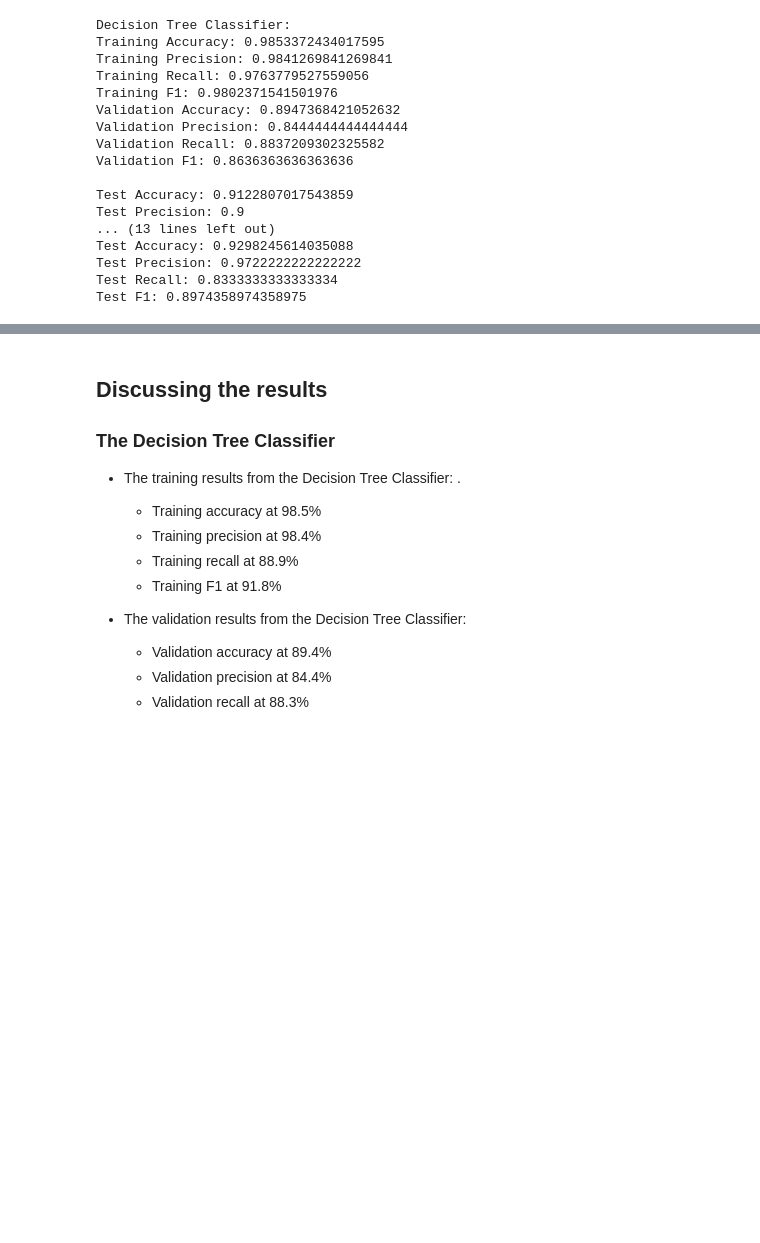
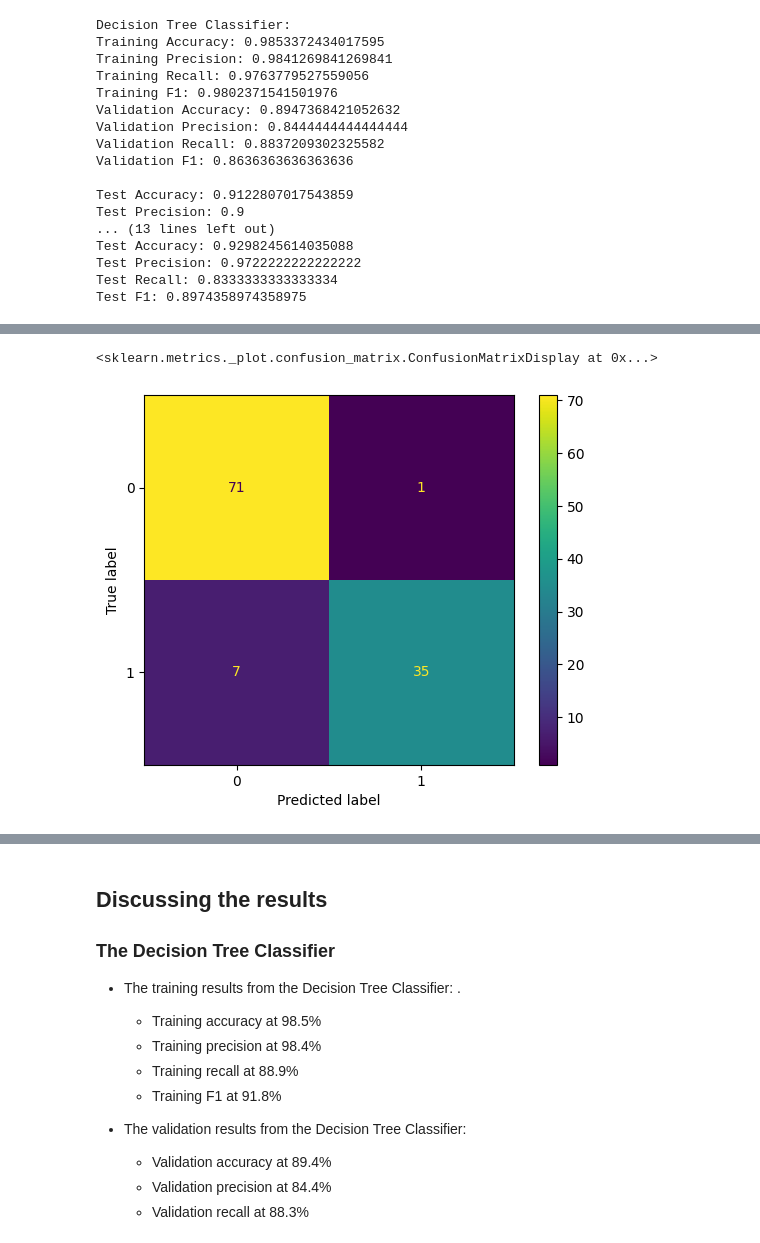
Before and after one commit to Wolff404/Unsupervised-learning, a Jupyter notebook: Comparison_of_classifiers.ipynb, the cells around one changed output, grey strips where cells are left out. Drawn from its saved outputs; the diff is of its cells as text; code cells hidden in the pictures; blank space fills up the shorter version.

```diff
--- a/Comparison_of_classifiers.ipynb
+++ b/Comparison_of_classifiers.ipynb
@@ -181,0 +206,5 @@ Test F1: 0.8974358974358975
+# %%
+ConfusionMatrixDisplay.from_estimator(naive_bayes_model1, test_features, test_target)
+# %% [output]
+<sklearn.metrics._plot.confusion_matrix.ConfusionMatrixDisplay at 0x...>
+[figure, added]
```
Also changed, not shown: parts of 7 cells of this notebook, 3 other files.
